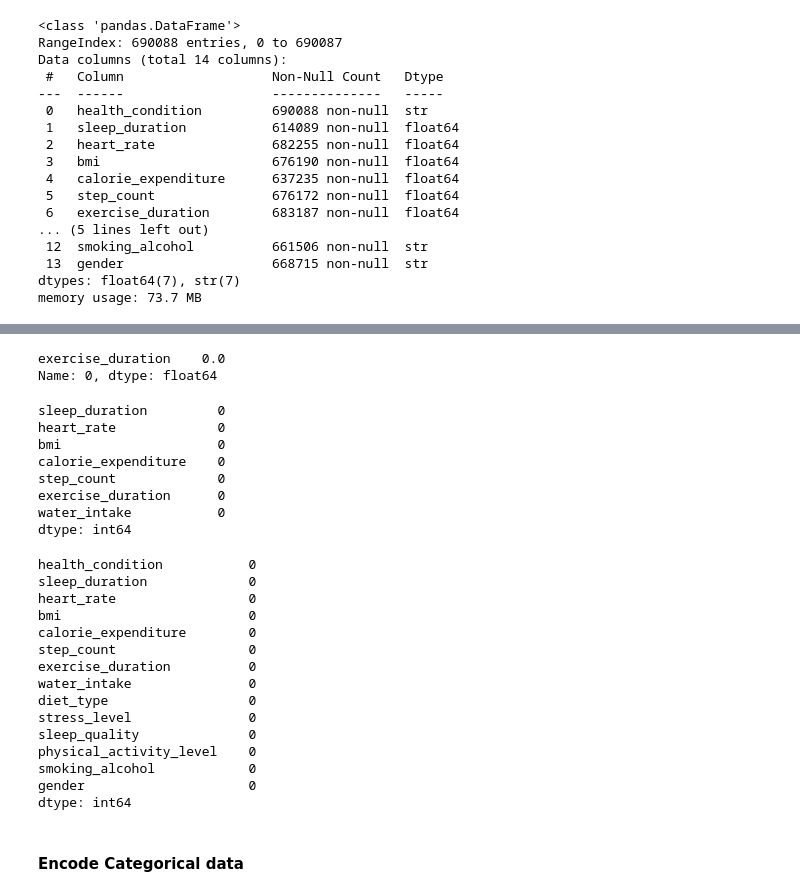
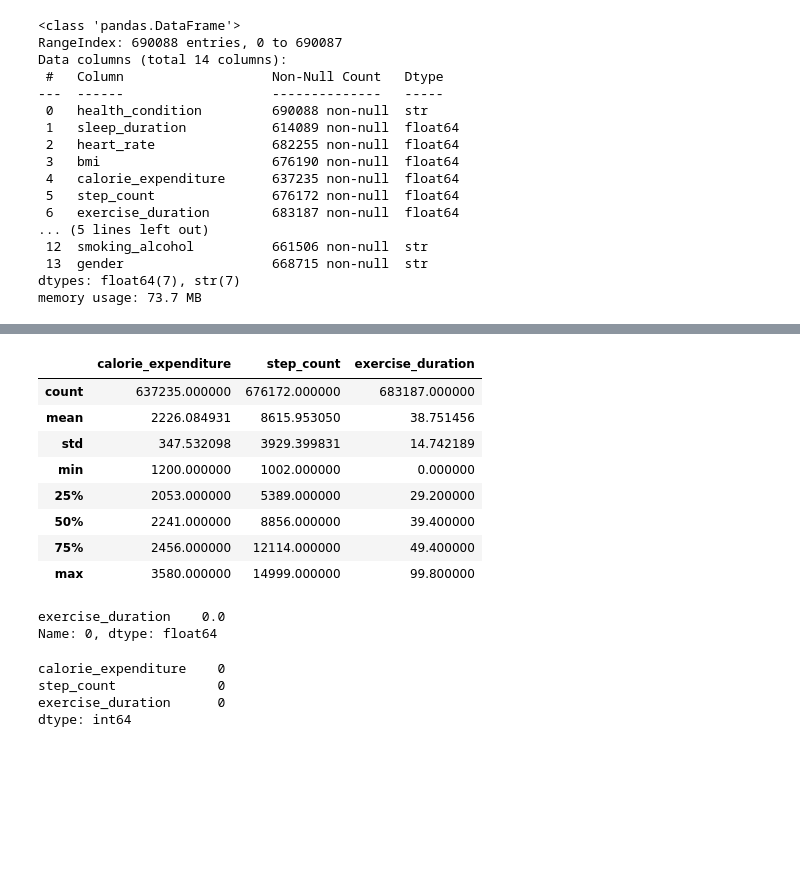
Before and after one commit to prashanthprabhu24/Kaggle-Playground-Series---Season-6-Episode-7, a Jupyter notebook: solution1.ipynb, the cells around one changed output, grey strips where cells are left out. Saved outputs shown, nothing was run; the diff lists cells and outputs as text; code cells hidden in the pictures; blank space fills up the shorter version.

```diff
--- a/solution1.ipynb
+++ b/solution1.ipynb
@@ -239,47 +222,35 @@ train_data[numerical_columns].describe()
 # %%
-mean_fill_num = ["sleep_duration", "heart_rate", "bmi", "calorie_expenditure", "step_count", "water_intake"]
-mode_fill_num = ["exercise_duration"]
+train_data[numerical_columns].describe()
+# %% [output]
+|  | calorie_expenditure | step_count | exercise_duration |
+| count | 637235.000000 | 676172.000000 | 683187.000000 |
+| mean | 2226.084931 | 8615.953050 | 38.751456 |
+| std | 347.532098 | 3929.399831 | 14.742189 |
+| min | 1200.000000 | 1002.000000 | 0.000000 |
+| 25% | 2053.000000 | 5389.000000 | 29.200000 |
+| 50% | 2241.000000 | 8856.000000 | 39.400000 |
+| 75% | 2456.000000 | 12114.000000 | 49.400000 |
+| max | 3580.000000 | 14999.000000 | 99.800000 |
 # %%
-mean_num = train_data[mean_fill_num].mean()
-mode_num = train_data[mode_fill_num].mode().loc[0]
-mode_num
+mean_fill_num = ["calorie_expenditure", "step_count"]
+mode_fill_num = ["exercise_duration"]
-# %% [output]
-exercise_duration    0.0
-Name: 0, dtype: float64
 # %%
-train_data[mean_fill_num] = train_data[mean_fill_num].fillna(mean_num)
-train_data[mode_fill_num] = train_data[mode_fill_num].fillna(mode_num)
-
-test_data[mean_fill_num] = test_data[mean_fill_num].fillna(mean_num)
-test_data[mode_fill_num] = test_data[mode_fill_num].fillna(mode_num)
+mean_num = train_data[mean_fill_num].mean()
+mode_num = train_data[mode_fill_num].mode().loc[0]
+mode_num
+# %% [output]
+exercise_duration    0.0
+Name: 0, dtype: float64
 # %%
-train_data[numerical_columns].isnull().sum()
+train_data[mean_fill_num] = train_data[mean_fill_num].fillna(mean_num)
+train_data[mode_fill_num] = train_data[mode_fill_num].fillna(mode_num)
+
+test_data[mean_fill_num] = test_data[mean_fill_num].fillna(mean_num)
+test_data[mode_fill_num] = test_data[mode_fill_num].fillna(mode_num)
-# %% [output]
-sleep_duration         0
-heart_rate             0
-bmi                    0
-calorie_expenditure    0
-step_count             0
-exercise_duration      0
-water_intake           0
-dtype: int64
 # %%
-train_data.isnull().sum()
+train_data[numerical_columns].isnull().sum()
 # %% [output]
-health_condition           0
-sleep_duration             0
-heart_rate                 0
-bmi                        0
-calorie_expenditure        0
-step_count                 0
-exercise_duration          0
-water_intake               0
-diet_type                  0
-stress_level               0
-sleep_quality              0
-physical_activity_level    0
-smoking_alcohol            0
-gender                     0
+calorie_expenditure    0
+step_count             0
+exercise_duration      0
 dtype: int64
-# %% [markdown]
-#### Encode Categorical data
```
Also changed, not shown: parts of 55 cells of this notebook.
